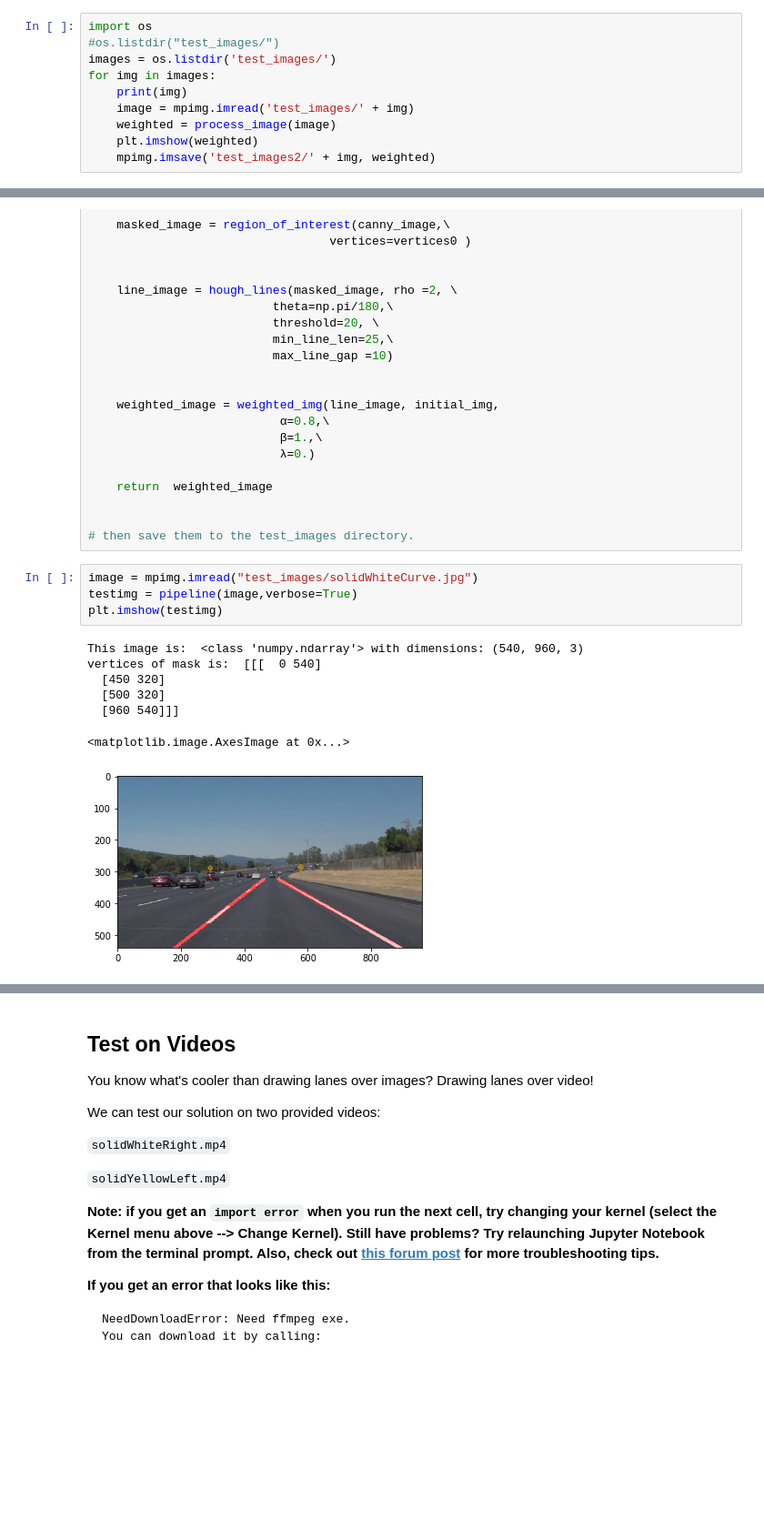
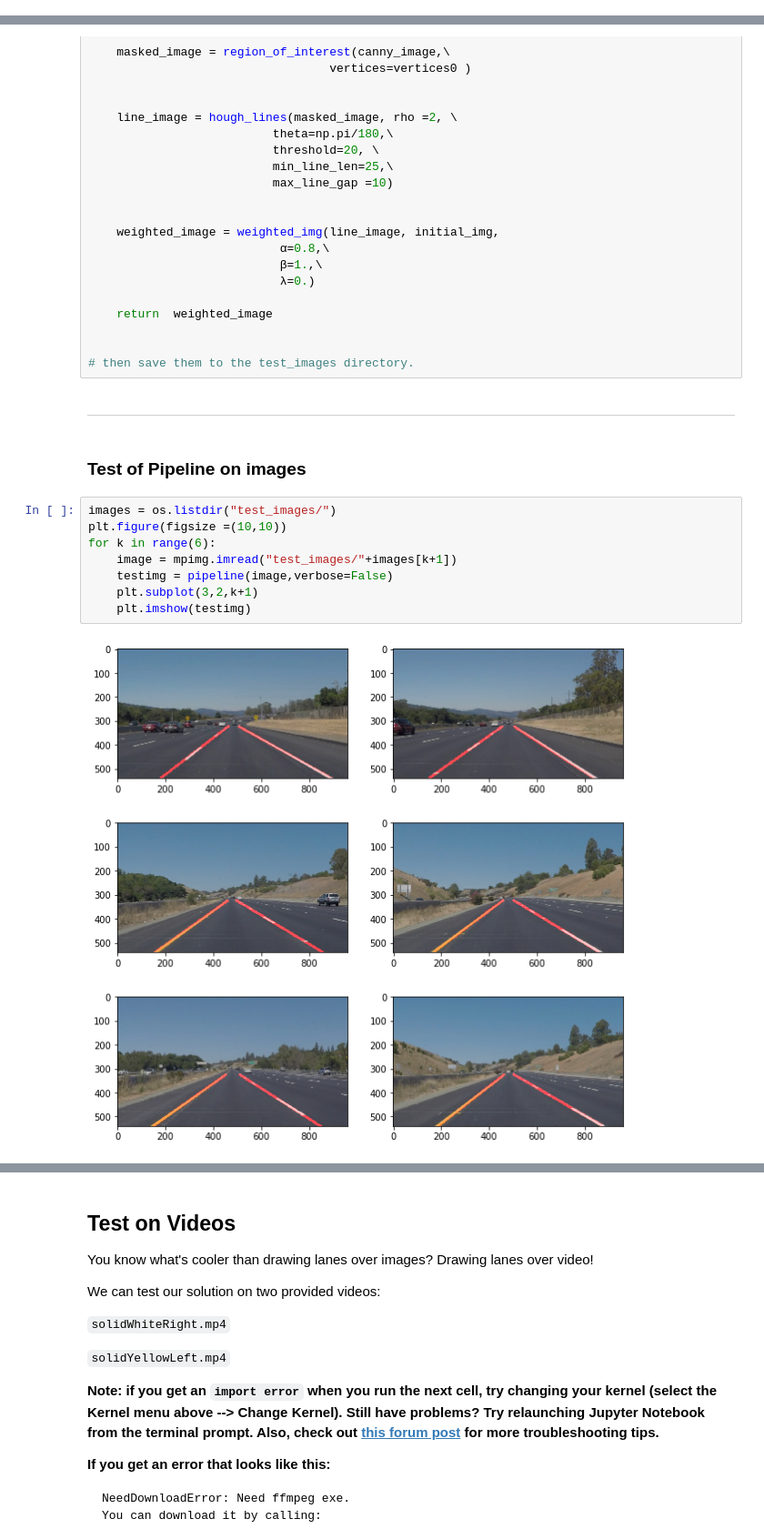
Before and after one commit to Vasuji/CARND-lane-finding, a Jupyter notebook: P1.ipynb, the cells around one changed output, grey strips where cells are left out. Shown: that part at 91% size. Drawn from its saved outputs; the diff is of its cells as text; blank space fills up the shorter version.

```diff
--- a/P1.ipynb
+++ b/P1.ipynb
@@ -307,10 +300,0 @@ pwd
-# %%
-import os
-#os.listdir("test_images/")
-images = os.listdir('test_images/')
-for img in images:
-    print(img)
-    image = mpimg.imread('test_images/' + img)
-    weighted = process_image(image)
-    plt.imshow(weighted)
-    mpimg.imsave('test_images2/' + img, weighted)
@@ -389,15 +373,17 @@ def pipeline(image,verbose):
 
 
 # then save them to the test_images directory.
-# %%
-image = mpimg.imread("test_images/solidWhiteCurve.jpg")
-testimg = pipeline(image,verbose=True)
-plt.imshow(testimg)
-# %% [output]
-This image is:  <class 'numpy.ndarray'> with dimensions: (540, 960, 3)
-vertices of mask is:  [[[  0 540]
-  [450 320]
-  [500 320]
-  [960 540]]]
-<matplotlib.image.AxesImage at 0x...>
-[figure, removed]
+# %% [markdown]
+--------
+# %% [markdown]
+### Test of Pipeline on images
+# %%
+images = os.listdir("test_images/")
+plt.figure(figsize =(10,10))
+for k in range(6):
+    image = mpimg.imread("test_images/"+images[k+1])
+    testimg = pipeline(image,verbose=False)
+    plt.subplot(3,2,k+1)
+    plt.imshow(testimg)
+# %% [output]
+[figure, added]
```
Also changed, not shown: parts of 10 cells of this notebook, 8 other files.
